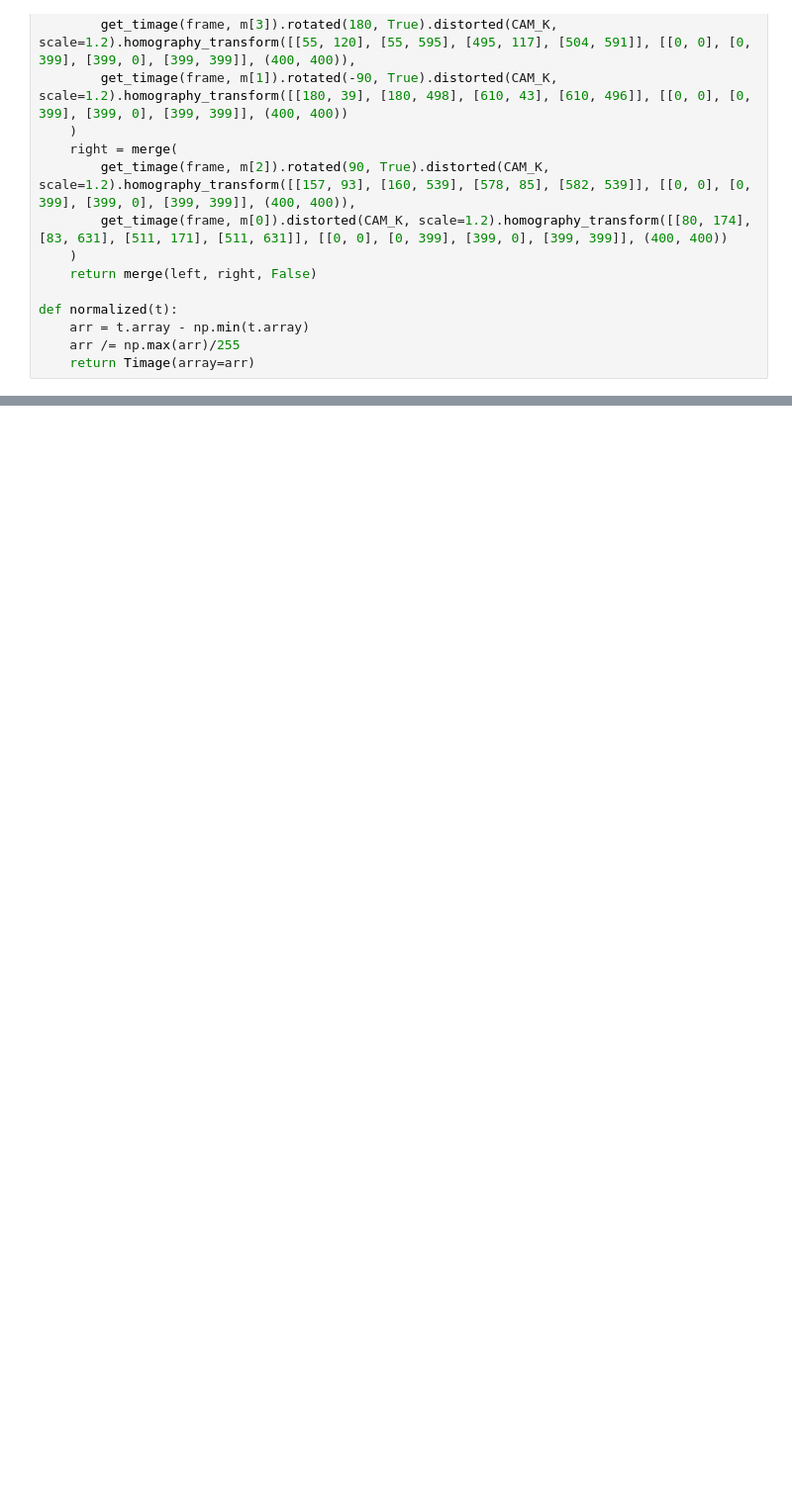
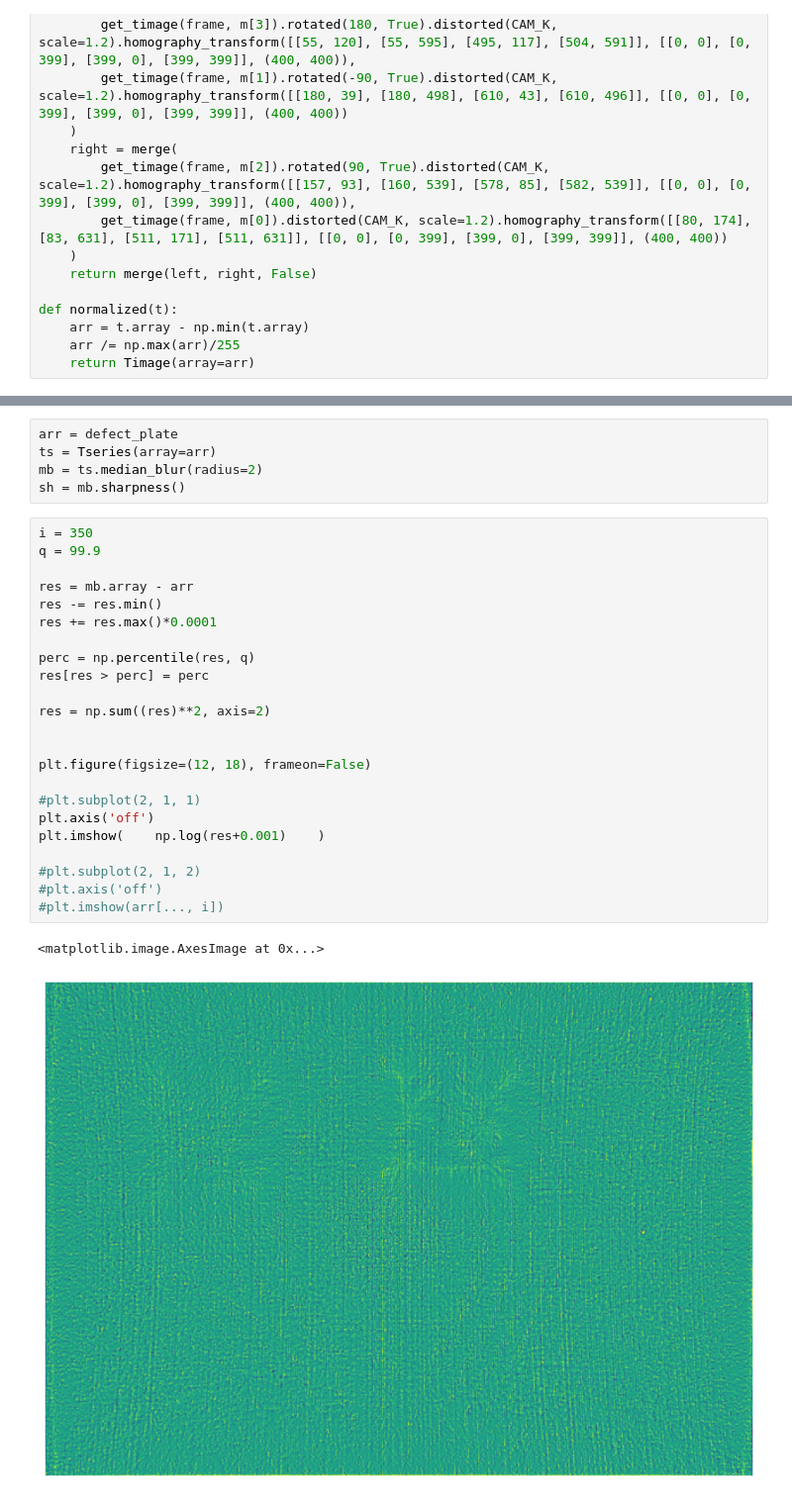
Before and after one commit to RenderAlien/thermograms, a Jupyter notebook: main.ipynb, the cells around one changed output, grey strips where cells are left out. Shown at 99% size. Drawn from its saved outputs; the diff is of its cells as text; blank space fills up the shorter version.

Commit message:
sharpness & syntesis & tseries functions

```diff
--- a/main.ipynb
+++ b/main.ipynb
@@ -111,0 +175,31 @@ carbon_carbon_flipped = Tseries(array=carbon_carbon_flipped.array[:, :, carbon_c
+# %%
+arr = defect_plate
+ts = Tseries(array=arr)
+mb = ts.median_blur(radius=2)
+sh = mb.sharpness()
+# %%
+i = 350
+q = 99.9
+
+res = mb.array - arr
+res -= res.min()
+res += res.max()*0.0001
+
+perc = np.percentile(res, q)
+res[res > perc] = perc
+
+res = np.sum((res)**2, axis=2)
+
+
+plt.figure(figsize=(12, 18), frameon=False)
+
+#plt.subplot(2, 1, 1)
+plt.axis('off')
+plt.imshow(    np.log(res+0.001)    )
+
+#plt.subplot(2, 1, 2)
+#plt.axis('off')
+#plt.imshow(arr[..., i])
+# %% [output]
+<matplotlib.image.AxesImage at 0x...>
+[figure, added]
```
Also changed, not shown: parts of 5 cells of this notebook, 10 other files.
